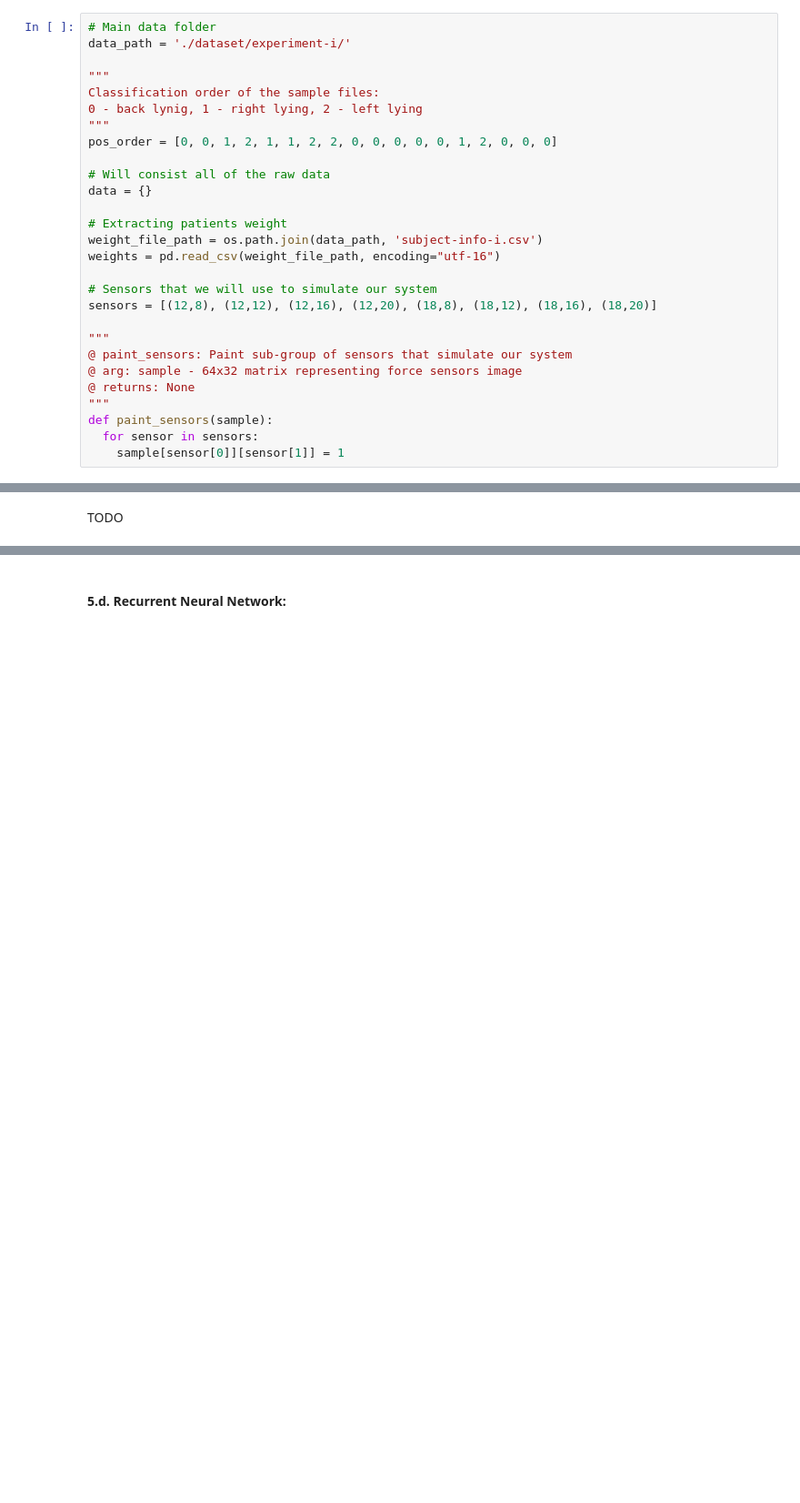
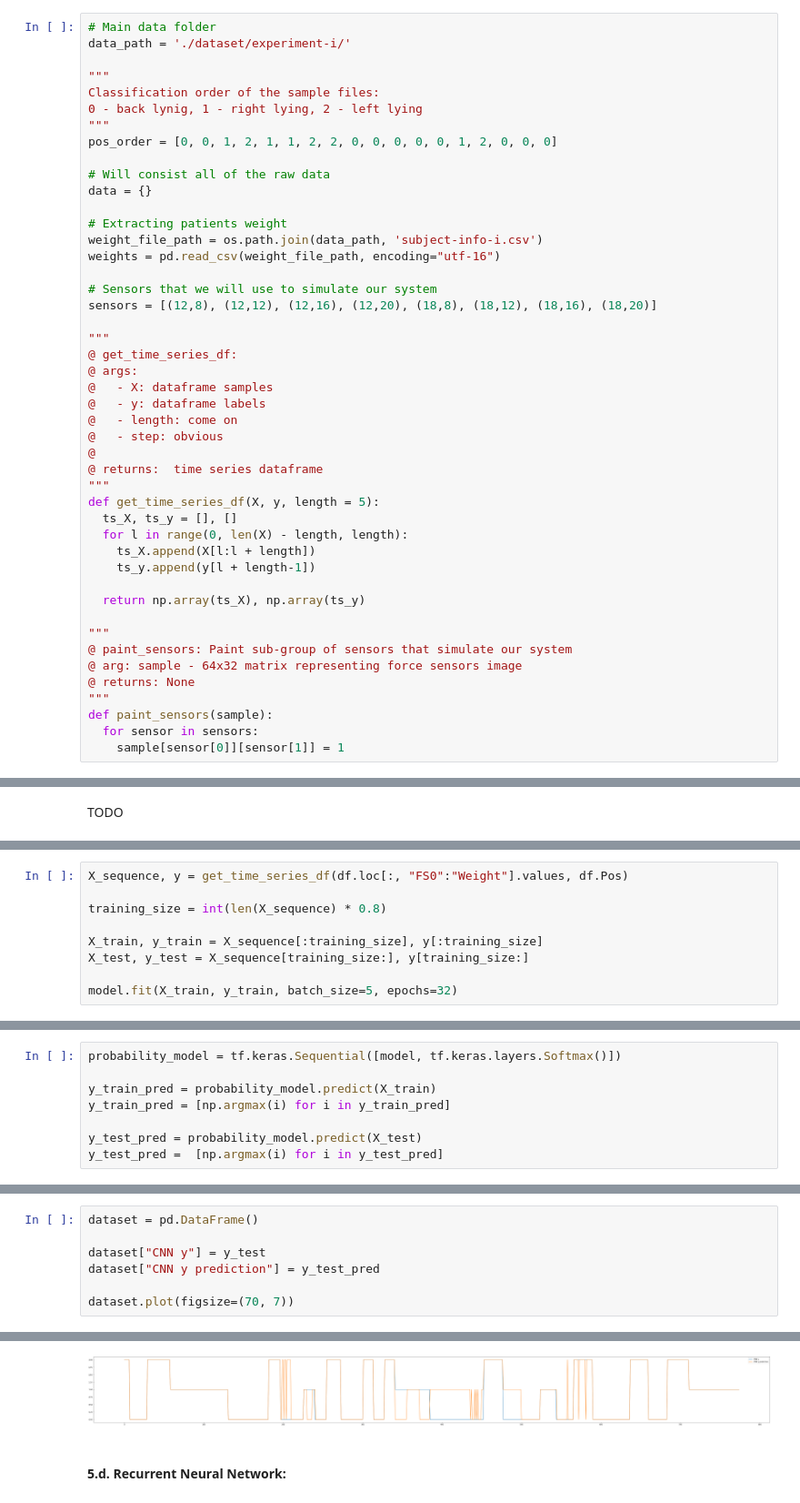
Before and after one commit to oradbarel/Fall-Prevention, a Jupyter notebook: Fall_Prevention.ipynb, the cells around one changed output, grey strips where cells are left out. Shown: that part at 91% size. Cells and saved outputs as stored; diff of their text form; blank space fills up the shorter version.

```diff
--- a/Fall_Prevention.ipynb
+++ b/Fall_Prevention.ipynb
@@ -186,6 +171,24 @@ weights = pd.read_csv(weight_file_path, encoding="utf-16")
 sensors = [(12,8), (12,12), (12,16), (12,20), (18,8), (18,12), (18,16), (18,20)]
 
 """
+@ get_time_series_df:
+@ args:
+@   - X: dataframe samples
+@   - y: dataframe labels
+@   - length: come on
+@   - step: obvious
+@
+@ returns:  time series dataframe
+"""
+def get_time_series_df(X, y, length = 5):
+  ts_X, ts_y = [], []
+  for l in range(0, len(X) - length, length):
+    ts_X.append(X[l:l + length])
+    ts_y.append(y[l + length-1])
+
+  return np.array(ts_X), np.array(ts_y)
+
+"""
 @ paint_sensors: Paint sub-group of sensors that simulate our system
 @ arg: sample - 64x32 matrix representing force sensors image
 @ returns: None
@@ -435,0 +446,9 @@ model.compile(loss='categorical_crossentropy', optimizer = keras.optimizers.Adam
+# %%
+X_sequence, y = get_time_series_df(df.loc[:, "FS0":"Weight"].values, df.Pos)
+
+training_size = int(len(X_sequence) * 0.8)
+
+X_train, y_train = X_sequence[:training_size], y[:training_size]
+X_test, y_test = X_sequence[training_size:], y[training_size:]
+
+model.fit(X_train, y_train, batch_size=5, epochs=32)
@@ -435,0 +474,8 @@ model.compile(loss='categorical_crossentropy', optimizer = keras.optimizers.Adam
+# %%
+probability_model = tf.keras.Sequential([model, tf.keras.layers.Softmax()])
+
+y_train_pred = probability_model.predict(X_train)
+y_train_pred = [np.argmax(i) for i in y_train_pred]
+
+y_test_pred = probability_model.predict(X_test)
+y_test_pred =  [np.argmax(i) for i in y_test_pred]
@@ -435,0 +485,8 @@ model.compile(loss='categorical_crossentropy', optimizer = keras.optimizers.Adam
+# %%
+dataset = pd.DataFrame()
+
+dataset["CNN y"] = y_test
+dataset["CNN y prediction"] = y_test_pred
+
+dataset.plot(figsize=(70, 7))
+# %% [output]
@@ -436,3 +494,4 @@ model.compile(loss='categorical_crossentropy', optimizer = keras.optimizers.Adam
+[figure, added]
 # %% [markdown]
 <a name="5.d"></a>
 #### 5.d. Recurrent Neural Network:
```
Also changed, not shown: parts of 17 cells of this notebook.
